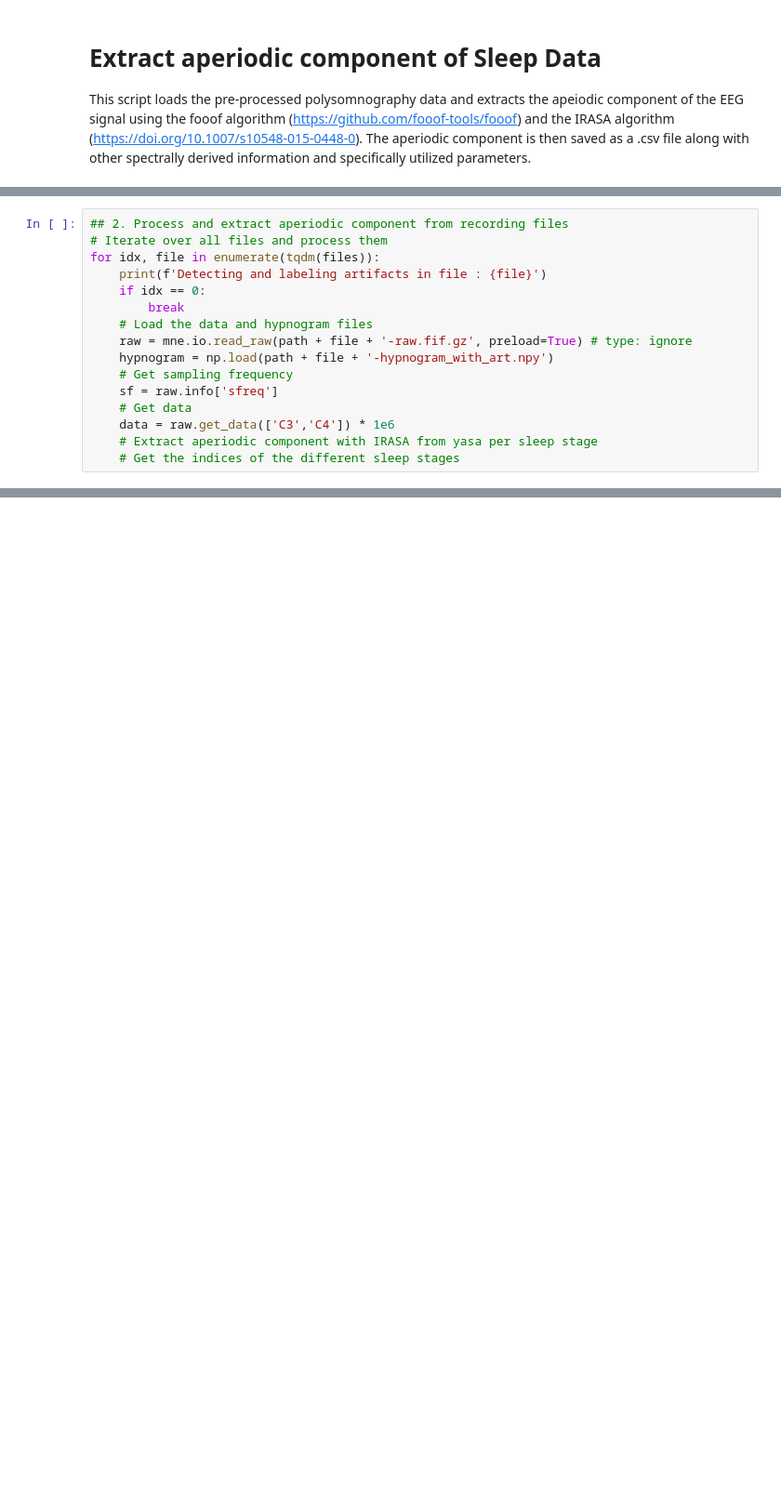
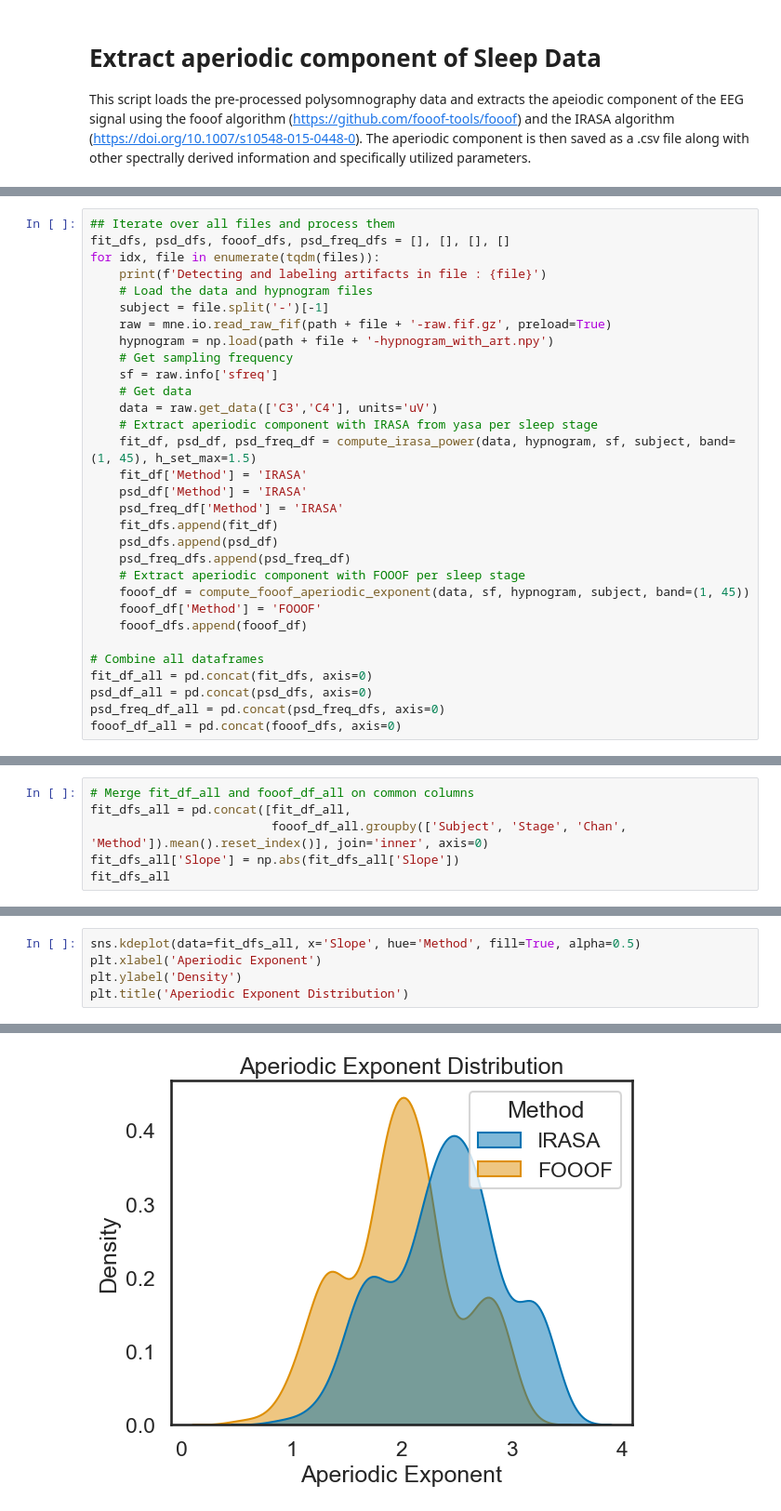
Before and after one commit to mvaliadis/2023_NENA_Aperiodic_Workshop, a Jupyter notebook: notebooks/aperiodic_sleep.ipynb, the cells around one changed output, grey strips where cells are left out. Shown at 93% size. Drawn from its saved outputs; the diff is of its cells as text; blank space fills up the shorter version.

Commit message:
Update preprocessing script and aperiodic extraction script

```diff
--- a/notebooks/aperiodic_sleep.ipynb
+++ b/notebooks/aperiodic_sleep.ipynb
@@ -24,16 +468,31 @@ files = list(set(["-".join(f.split('-')[0:3]) for f in os.listdir(path)]))
 # %%
-## 2. Process and extract aperiodic component from recording files
-# Iterate over all files and process them
+## Iterate over all files and process them
+fit_dfs, psd_dfs, fooof_dfs, psd_freq_dfs = [], [], [], []
 for idx, file in enumerate(tqdm(files)):
     print(f'Detecting and labeling artifacts in file : {file}')
-    if idx == 0:
-        break
     # Load the data and hypnogram files
-    raw = mne.io.read_raw(path + file + '-raw.fif.gz', preload=True) # type: ignore
+    subject = file.split('-')[-1]
+    raw = mne.io.read_raw_fif(path + file + '-raw.fif.gz', preload=True)
     hypnogram = np.load(path + file + '-hypnogram_with_art.npy')
     # Get sampling frequency
     sf = raw.info['sfreq']
     # Get data
-    data = raw.get_data(['C3','C4']) * 1e6
+    data = raw.get_data(['C3','C4'], units='uV')
     # Extract aperiodic component with IRASA from yasa per sleep stage
-    # Get the indices of the different sleep stages
+    fit_df, psd_df, psd_freq_df = compute_irasa_power(data, hypnogram, sf, subject, band=(1, 45), h_set_max=1.5)
+    fit_df['Method'] = 'IRASA'
+    psd_df['Method'] = 'IRASA'
+    psd_freq_df['Method'] = 'IRASA'
+    fit_dfs.append(fit_df)
+    psd_dfs.append(psd_df)
+    psd_freq_dfs.append(psd_freq_df)
+    # Extract aperiodic component with FOOOF per sleep stage
+    fooof_df = compute_fooof_aperiodic_exponent(data, sf, hypnogram, subject, band=(1, 45))
+    fooof_df['Method'] = 'FOOOF'
+    fooof_dfs.append(fooof_df)
+
+# Combine all dataframes
+fit_df_all = pd.concat(fit_dfs, axis=0)
+psd_df_all = pd.concat(psd_dfs, axis=0)
+psd_freq_df_all = pd.concat(psd_freq_dfs, axis=0)
+fooof_df_all = pd.concat(fooof_dfs, axis=0)
@@ -83,0 +537,6 @@ plt.ylabel('PSD log($uV^2$/Hz)');
+# %%
+# Merge fit_df_all and fooof_df_all on common columns
+fit_dfs_all = pd.concat([fit_df_all,
+                         fooof_df_all.groupby(['Subject', 'Stage', 'Chan', 'Method']).mean().reset_index()], join='inner', axis=0)
+fit_dfs_all['Slope'] = np.abs(fit_dfs_all['Slope'])
+fit_dfs_all
@@ -83,0 +575,6 @@ plt.ylabel('PSD log($uV^2$/Hz)');
+# %%
+sns.kdeplot(data=fit_dfs_all, x='Slope', hue='Method', fill=True, alpha=0.5)
+plt.xlabel('Aperiodic Exponent')
+plt.ylabel('Density')
+plt.title('Aperiodic Exponent Distribution')
+# %% [output]
@@ -83,0 +582 @@ plt.ylabel('PSD log($uV^2$/Hz)');
+[figure, added]
```
Also changed, not shown: parts of 21 cells of this notebook, 1 other file.
